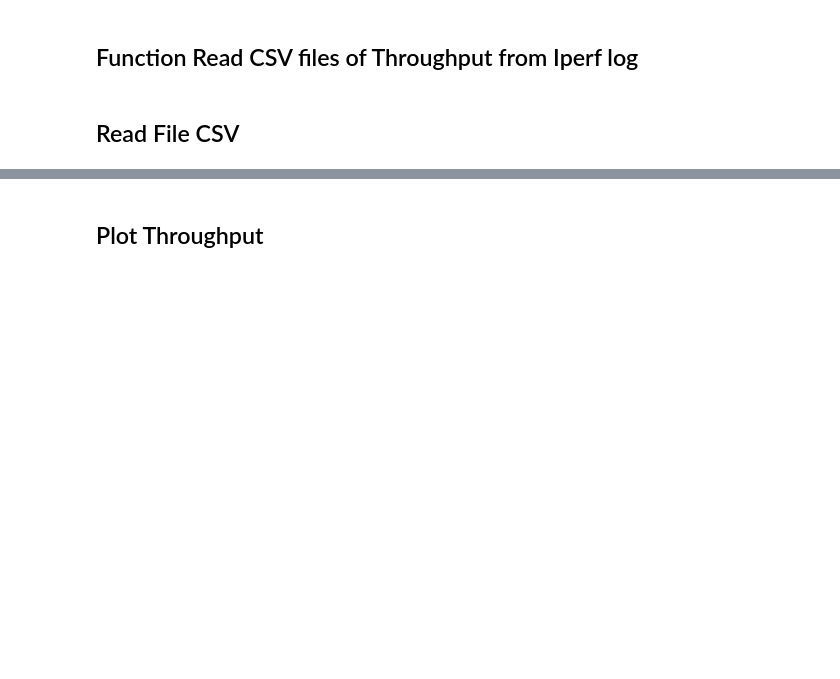
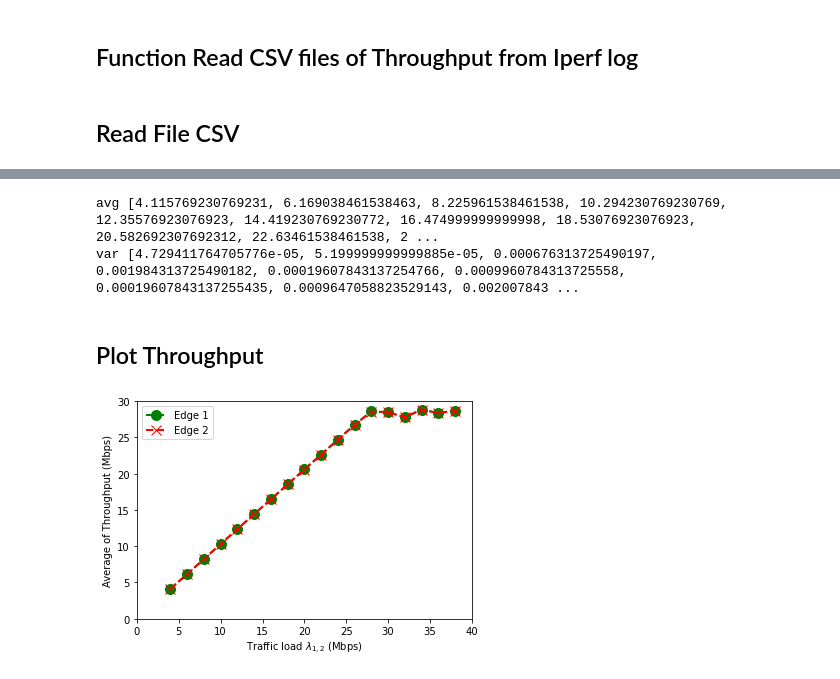
Before and after one commit to phoophoo187/Privacy_SDN_Edge_IoT, a Jupyter notebook: PlanB/CPU_utilization_Experiment/version3_Experiment_style/Experiment1/Plot_Throughput_Experiment1.ipynb, the cells around one changed output, grey strips where cells are left out. Cells and saved outputs as stored; diff of their text form; code cells hidden in the pictures; blank space fills up the shorter version.

Commit message:
Plot experiment 1

```diff
--- a/PlanB/CPU_utilization_Experiment/version3_Experiment_style/Experiment1/Plot_Throughput_Experiment1.ipynb
+++ b/PlanB/CPU_utilization_Experiment/version3_Experiment_style/Experiment1/Plot_Throughput_Experiment1.ipynb
@@ -137,7 +137,7 @@ def readCSV2pd_Thru(directoryPath,tf_load,edge_name,start_data,end_data,headerra
 headerrange = 7
 start_data = '9.0-10.0'
 end_data = '60.0-61.0'
-tf_load  = [1,i*2 for i in range(4,20)]
+tf_load  = [i*2 for i in range(2,20)]
 edge_name = 'edge1_M'
 directoryPath = '/Users/kalika/PycharmProjects/Privacy_SDN_Edge_IoT/PlanB/CPU_utilization_Experiment/version3_Experiment_style/Experiment1/Edge1_iperf_log/'
 avg_thr, var_thr = readCSV2pd_Thru(directoryPath,tf_load,edge_name,start_data,end_data,headerrange)
@@ -148,7 +187,7 @@ print('var',var_thr)
 headerrange = 7
 start_data = '9.0-10.0'
 end_data = '60.0-61.0'
-tf_load  = [i*2 for i in range(4,20)]
+tf_load  = [i*2 for i in range(2,20)]
 edge_name = 'edge2_M'
 directoryPath = '/Users/kalika/PycharmProjects/Privacy_SDN_Edge_IoT/PlanB/CPU_utilization_Experiment/version3_Experiment_style/Experiment1/Edge2_iperf_log/'
 avg_thr2, var_thr2 = readCSV2pd_Thru(directoryPath,tf_load,edge_name,start_data,end_data,headerrange)
@@ -155,24 +212,29 @@ avg_thr2, var_thr2 = readCSV2pd_Thru(directoryPath,tf_load,edge_name,start_data,
 # %%
 print('avg',avg_thr2)
 print('var',var_thr2)
+# %% [output]
+avg [4.115769230769231, 6.169038461538463, 8.225961538461538, 10.294230769230769, 12.35576923076923, 14.419230769230772, 16.474999999999998, 18.53076923076923, 20.582692307692312, 22.63461538461538, 2 ...
+var [4.729411764705776e-05, 5.199999999999885e-05, 0.000676313725490197, 0.001984313725490182, 0.00019607843137254766, 0.0009960784313725558, 0.00019607843137255435, 0.0009647058823529143, 0.002007843 ...
 # %% [markdown]
 ## Plot Throughput
 # %%
 fig = plt.figure()
 
 ax = fig.add_subplot(1, 1, 1)
 
 
 ax.plot(tf_load, avg_thr, color='green', linestyle='dashed', linewidth = 2,
          marker='o', markerfacecolor='green', markersize=10,label="Edge 1")
 ax.plot(tf_load, avg_thr2, color='red', linestyle='dashed', linewidth = 2,
          marker='x', markerfacecolor='red', markersize=10,label="Edge 2")
 plt.ylim(0,30)
 plt.xlim(0,40)
 plt.xlabel('Traffic load $\lambda_{1,2}$ (Mbps)')
 # naming the y axis
-plt.ylabel('Average of CPU utilization (%)')
+plt.ylabel('Average of Throughput (Mbps)')
 
 plt.legend()
 
 plt.show()
+# %% [output]
+[figure, added]
```
Also changed, not shown: parts of 4 cells of this notebook, 2 other files.
